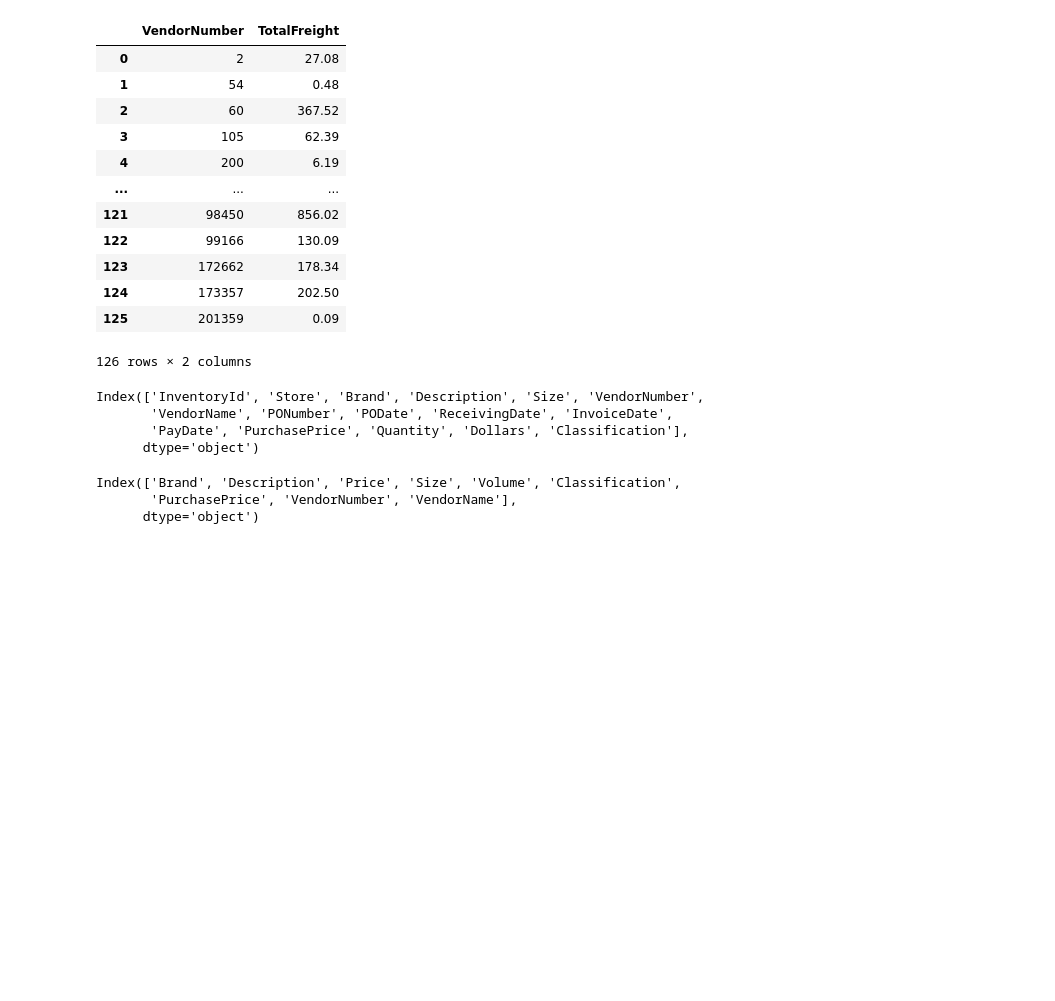
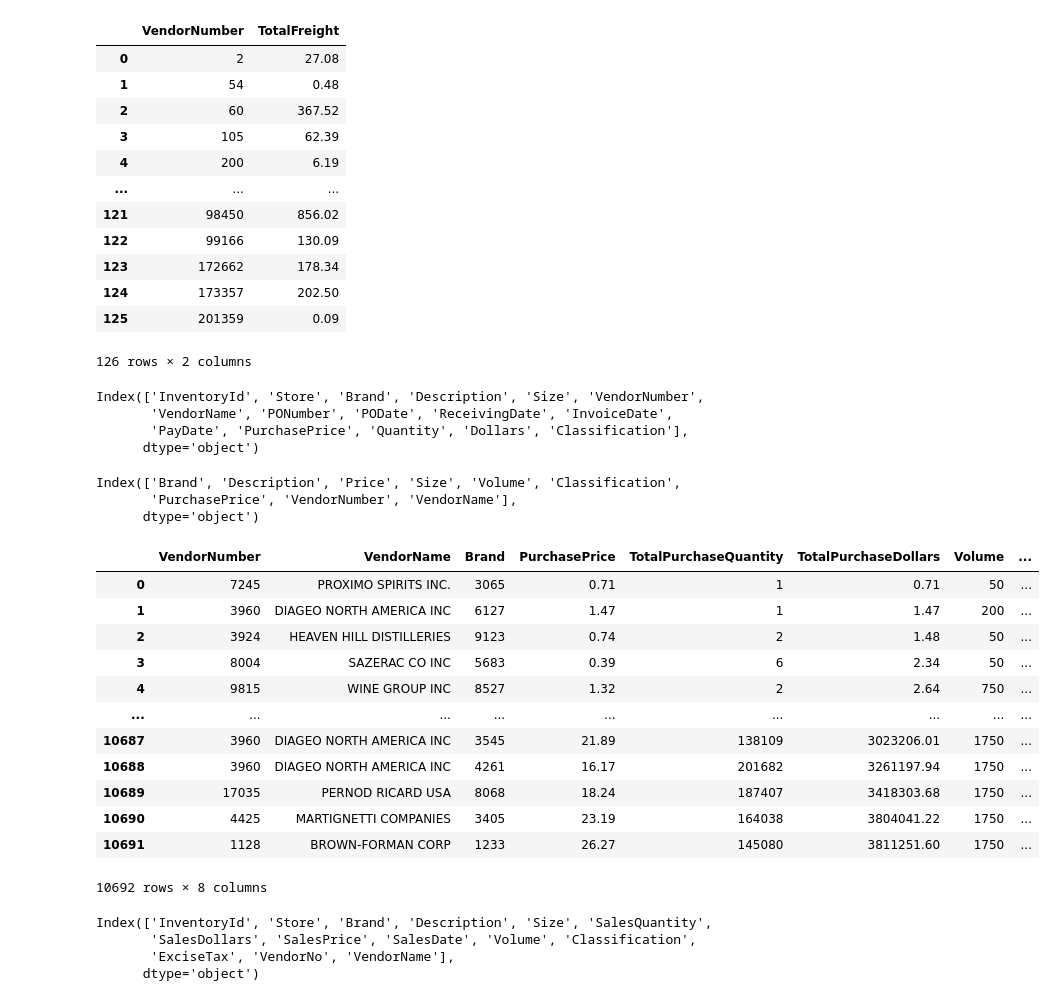
Before and after one commit to s-a-n-d-ip/Vendor-Performance-Data-Analytics, a Jupyter notebook: eda.ipynb, the cells around one changed output. Cells and saved outputs as stored; diff of their text form; code cells hidden in the pictures; blank space fills up the shorter version.

Commit message:
Data 2 of eda, completed primary analysis and table creation

```diff
--- a/eda.ipynb
+++ b/eda.ipynb
@@ -257,0 +265,32 @@ pd.read_sql_query("""Select)
+# %%
+pd.read_sql_query("""Select
+                  p.VendorNumber,p.VendorName, p.Brand, p.PurchasePrice,
+                  SUM(p.Quantity) as TotalPurchaseQuantity,
+                  SUM(p.Dollars) as TotalPurchaseDollars,
+                  pp.Volume,pp.Price as ActualPrice
+                  from purchases p join purchase_prices pp
+                  on p.brand=pp.brand
+                  Where p.PurchasePrice>0
+                  group by p.VendorNumber,p.VendorName, p.Brand
+                  order by TotalPurchaseDollars """, con)
+# %% [output]
+|  | VendorNumber | VendorName | Brand | PurchasePrice | TotalPurchaseQuantity | TotalPurchaseDollars | Volume | ... |
+| 0 | 7245 | PROXIMO SPIRITS INC. | 3065 | 0.71 | 1 | 0.71 | 50 | ... |
+| 1 | 3960 | DIAGEO NORTH AMERICA INC | 6127 | 1.47 | 1 | 1.47 | 200 | ... |
+| 2 | 3924 | HEAVEN HILL DISTILLERIES | 9123 | 0.74 | 2 | 1.48 | 50 | ... |
+| 3 | 8004 | SAZERAC CO INC | 5683 | 0.39 | 6 | 2.34 | 50 | ... |
+| 4 | 9815 | WINE GROUP INC | 8527 | 1.32 | 2 | 2.64 | 750 | ... |
+| ... | ... | ... | ... | ... | ... | ... | ... | ... |
+| 10687 | 3960 | DIAGEO NORTH AMERICA INC | 3545 | 21.89 | 138109 | 3023206.01 | 1750 | ... |
+| 10688 | 3960 | DIAGEO NORTH AMERICA INC | 4261 | 16.17 | 201682 | 3261197.94 | 1750 | ... |
+| 10689 | 17035 | PERNOD RICARD USA | 8068 | 18.24 | 187407 | 3418303.68 | 1750 | ... |
+| 10690 | 4425 | MARTIGNETTI COMPANIES | 3405 | 23.19 | 164038 | 3804041.22 | 1750 | ... |
+| 10691 | 1128 | BROWN-FORMAN CORP | 1233 | 26.27 | 145080 | 3811251.60 | 1750 | ... |
+10692 rows × 8 columns
+# %%
+sales.columns
+# %% [output]
+Index(['InventoryId', 'Store', 'Brand', 'Description', 'Size', 'SalesQuantity',
+       'SalesDollars', 'SalesPrice', 'SalesDate', 'Volume', 'Classification',
+       'ExciseTax', 'VendorNo', 'VendorName'],
+      dtype='object')
```
Also changed, not shown: parts of 38 cells of this notebook, 5 other files.
